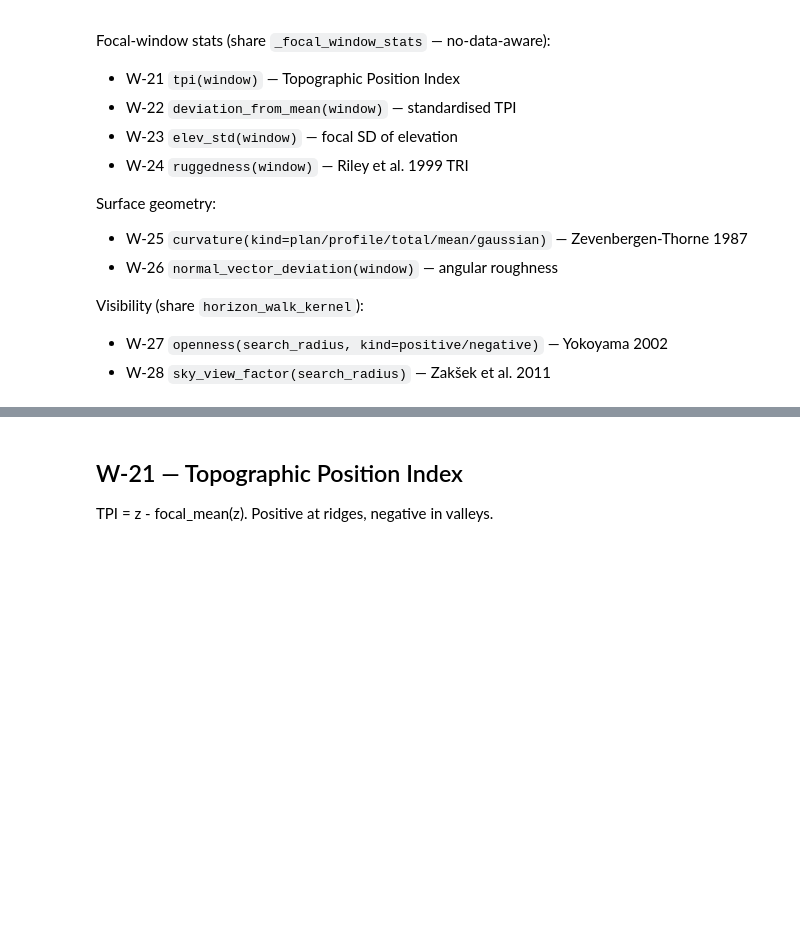
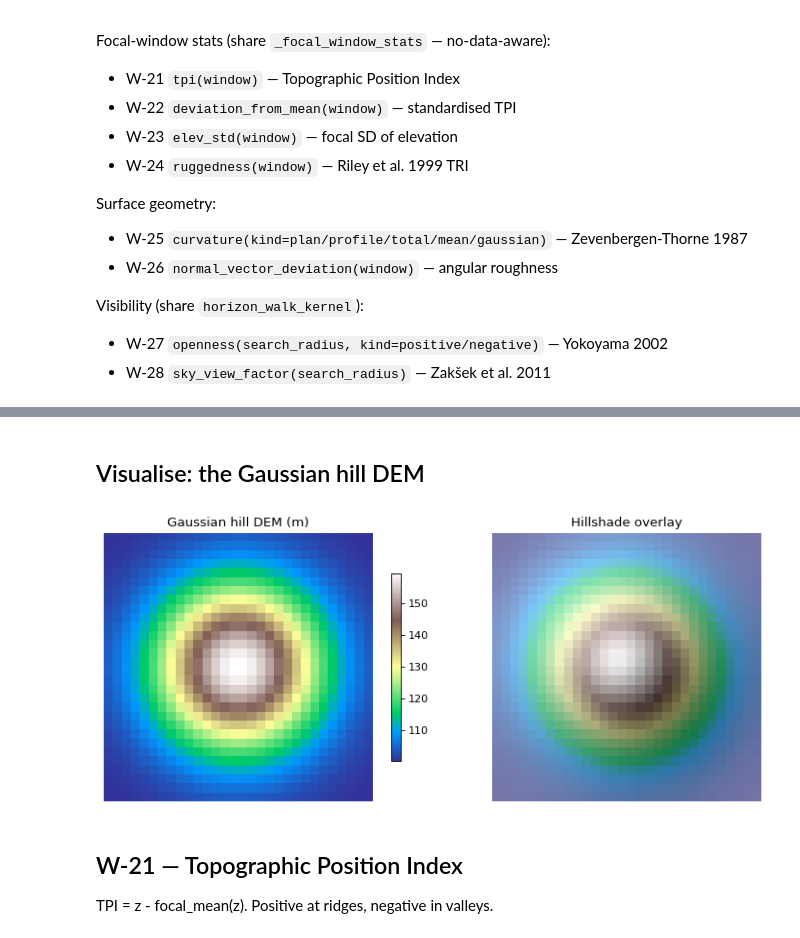
Before and after one commit to serapeum-org/digital-rivers, a Jupyter notebook: examples/notebooks/03_terrain_indices.ipynb, the cells around one changed output, grey strips where cells are left out. Cells and saved outputs as stored; diff of their text form; code cells hidden in the pictures; blank space fills up the shorter version.

Commit message:
Add matplotlib visualisations to all synthetic notebooks

```diff
--- a/examples/notebooks/03_terrain_indices.ipynb
+++ b/examples/notebooks/03_terrain_indices.ipynb
@@ -16,6 +16,10 @@ Surface geometry:
 Visibility (share `horizon_walk_kernel`):
 * W-27 `openness(search_radius, kind=positive/negative)` — Yokoyama 2002
 * W-28 `sky_view_factor(search_radius)` — Zakšek et al. 2011
+# %%
+import matplotlib.pyplot as plt
+plt.rcParams["figure.dpi"] = 80
+plt.rcParams["savefig.dpi"] = 80
 # %%
 import numpy as np
 from pyramids.dataset import Dataset
@@ -37,3 +44,23 @@ print(f"DEM shape={z.shape}  range=[{z.min():.1f}, {z.max():.1f}] m")
+# %% [markdown]
+## Visualise: the Gaussian hill DEM
+# %%
+import matplotlib.pyplot as plt
+from matplotlib.colors import LightSource
+
+ls = LightSource(azdeg=315, altdeg=45)
+shade = ls.hillshade(z, vert_exag=2.0, dx=10.0, dy=10.0)
+
+fig, axes = plt.subplots(1, 2, figsize=(10, 4))
+im = axes[0].imshow(z, cmap="terrain", origin="upper")
+axes[0].set_title("Gaussian hill DEM (m)"); axes[0].axis("off")
+fig.colorbar(im, ax=axes[0], shrink=0.7)
+axes[1].imshow(shade, cmap="gray", origin="upper")
+axes[1].imshow(z, cmap="terrain", origin="upper", alpha=0.5)
+axes[1].set_title("Hillshade overlay"); axes[1].axis("off")
+fig.tight_layout()
+plt.show()
+# %% [output]
+[figure, added]
 # %% [markdown]
 ## W-21 — Topographic Position Index
 
```
Also changed, not shown: parts of 15 cells of this notebook, 7 other files.
